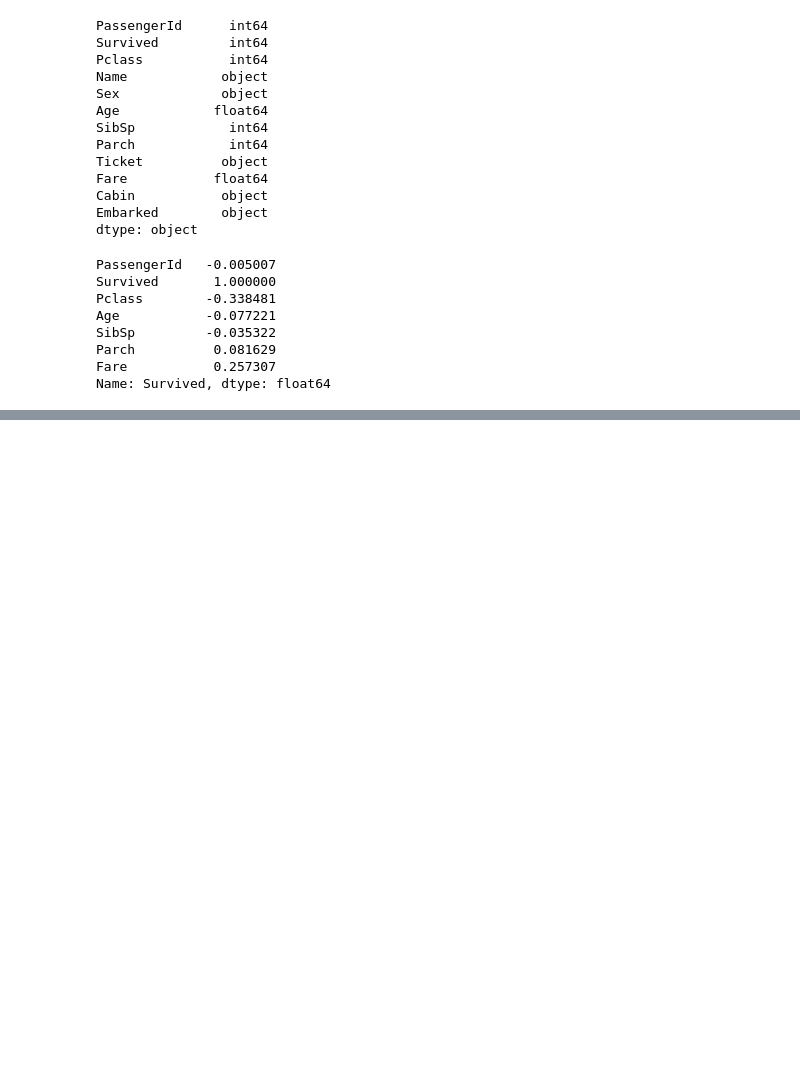
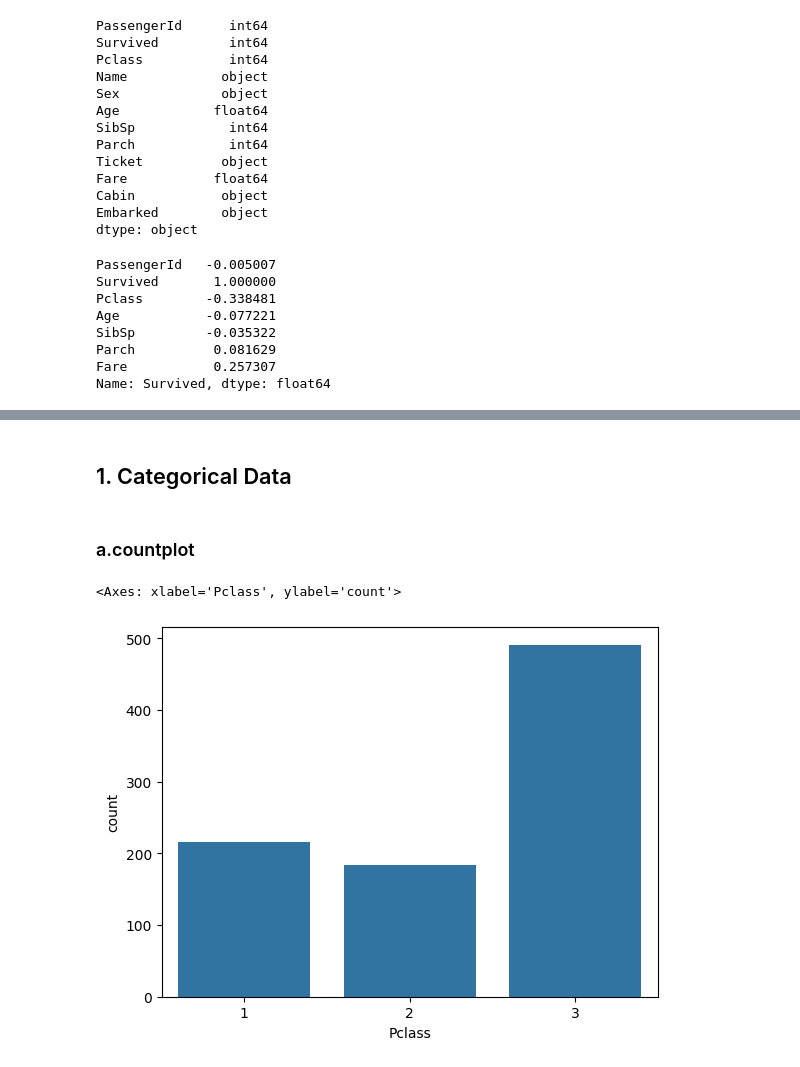
Before and after one commit to himanshud2611/Machine-Learning, a Jupyter notebook: Understanding_the_Data.ipynb, the cells around one changed output, grey strips where cells are left out. Saved outputs shown, nothing was run; the diff lists cells and outputs as text; code cells hidden in the pictures; blank space fills up the shorter version.

```diff
--- a/Understanding_the_Data.ipynb
+++ b/Understanding_the_Data.ipynb
@@ -132,0 +144,4 @@ Name: Survived, dtype: float64
+# %% [markdown]
+## 1. Categorical Data
+# %% [markdown]
+### a.countplot
@@ -132,0 +150,6 @@ Name: Survived, dtype: float64
+# %%
+sns.countplot(df, x = 'Pclass')
+#df['Survived'].value_counts().plot(kind='bar')
+# %% [output]
+<Axes: xlabel='Pclass', ylabel='count'>
+[figure, added]
```
Also changed, not shown: parts of 27 cells of this notebook.
